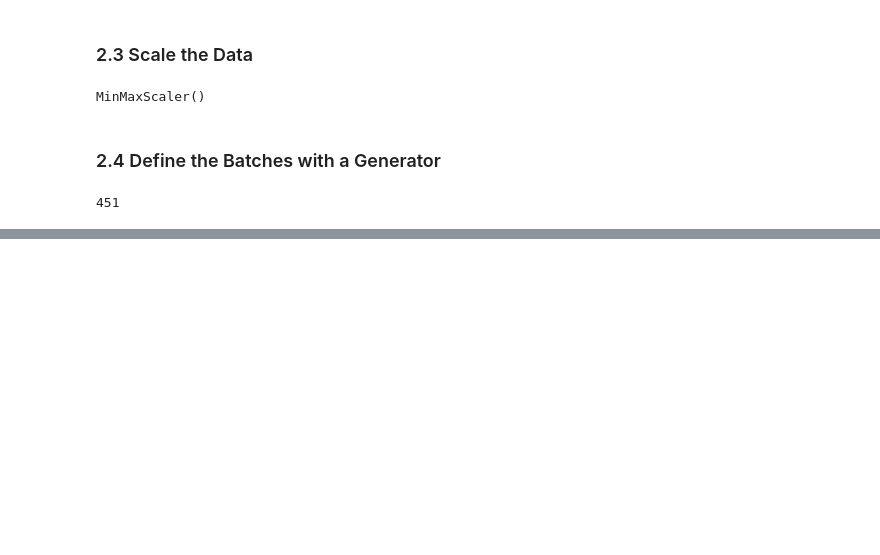
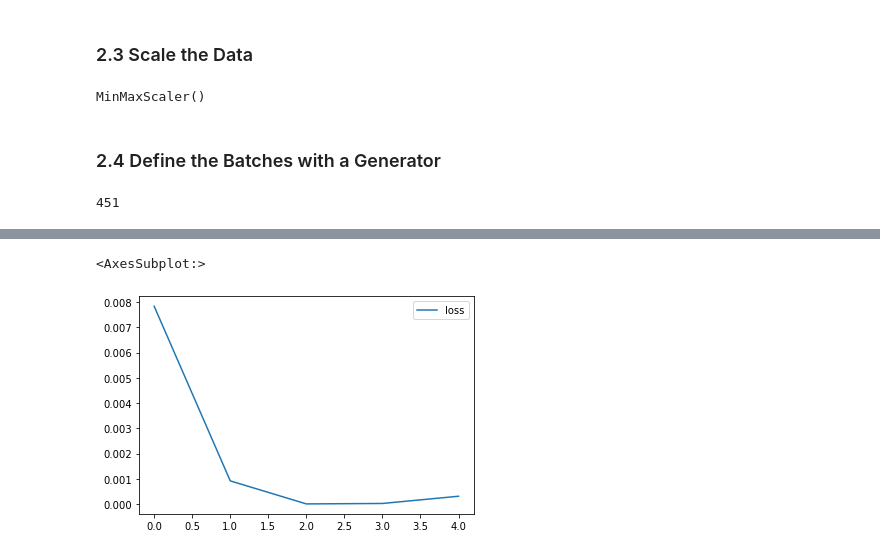
Before and after one commit to mxagar/data_science_python_tools, a Jupyter notebook: 19_NeuralNetworks_Keras/19_07_Keras_RNN/19_07_1_RNN_Intro.ipynb, the cells around one changed output, grey strips where cells are left out. Saved outputs shown, nothing was run; the diff lists cells and outputs as text; code cells hidden in the pictures; blank space fills up the shorter version.

Commit message:
sine wave prediction complete with SimpleRNN

```diff
--- a/19_NeuralNetworks_Keras/19_07_Keras_RNN/19_07_1_RNN_Intro.ipynb
+++ b/19_NeuralNetworks_Keras/19_07_Keras_RNN/19_07_1_RNN_Intro.ipynb
@@ -224,0 +263,8 @@ array([[0.59933458]])
+# %%
+# See previous section on the definition of the generator
+length = 50
+batch_size = 1
+generator = TimeseriesGenerator(data=scaled_train,
+                                targets=scaled_train,
+                                length=length,
+                                batch_size=batch_size)
@@ -224,0 +275,10 @@ array([[0.59933458]])
+# %%
+# We have one feature X, trying to predict y
+n_features = 1
+model = Sequential()
+# We need to link the units to the length: same number, double, etc.
+model.add(SimpleRNN(units=100,input_shape=(length,n_features)))
+# We want our output to be a single number
+model.add(Dense(1))
+# Loss function for continuous values: MSE
+model.compile(optimizer='adam',loss='mse')
@@ -224,0 +300,4 @@ array([[0.59933458]])
+# %%
+# We train with the generator
+# Note that RNNs require more time for training than other ANNs!
+model.fit_generator(generator,epochs=5)
@@ -224,0 +316,9 @@ array([[0.59933458]])
+# %%
+# We get our loss history and plot it
+# We can improve the traning adding a validation set + early stopping
+losses = pd.DataFrame(model.history.history)
+# %%
+losses.plot()
+# %% [output]
+<AxesSubplot:>
+[figure, added]
```
Also changed, not shown: parts of 21 cells of this notebook.
